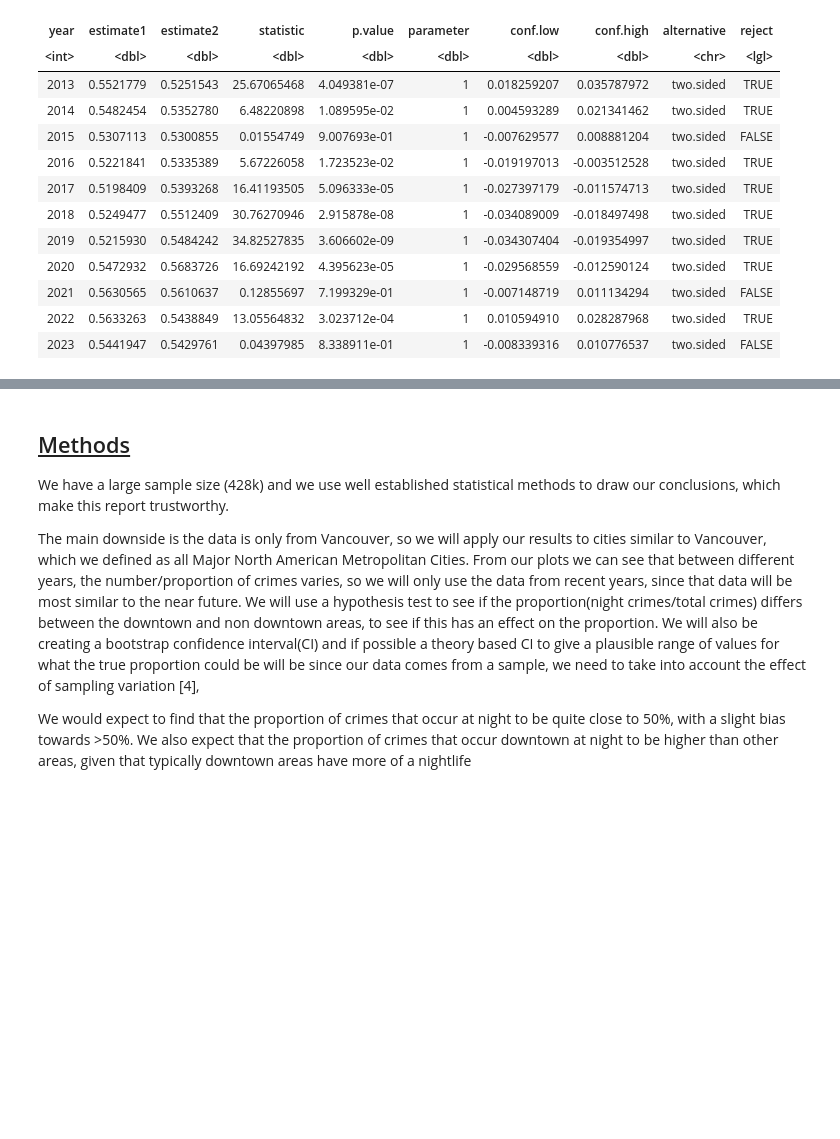
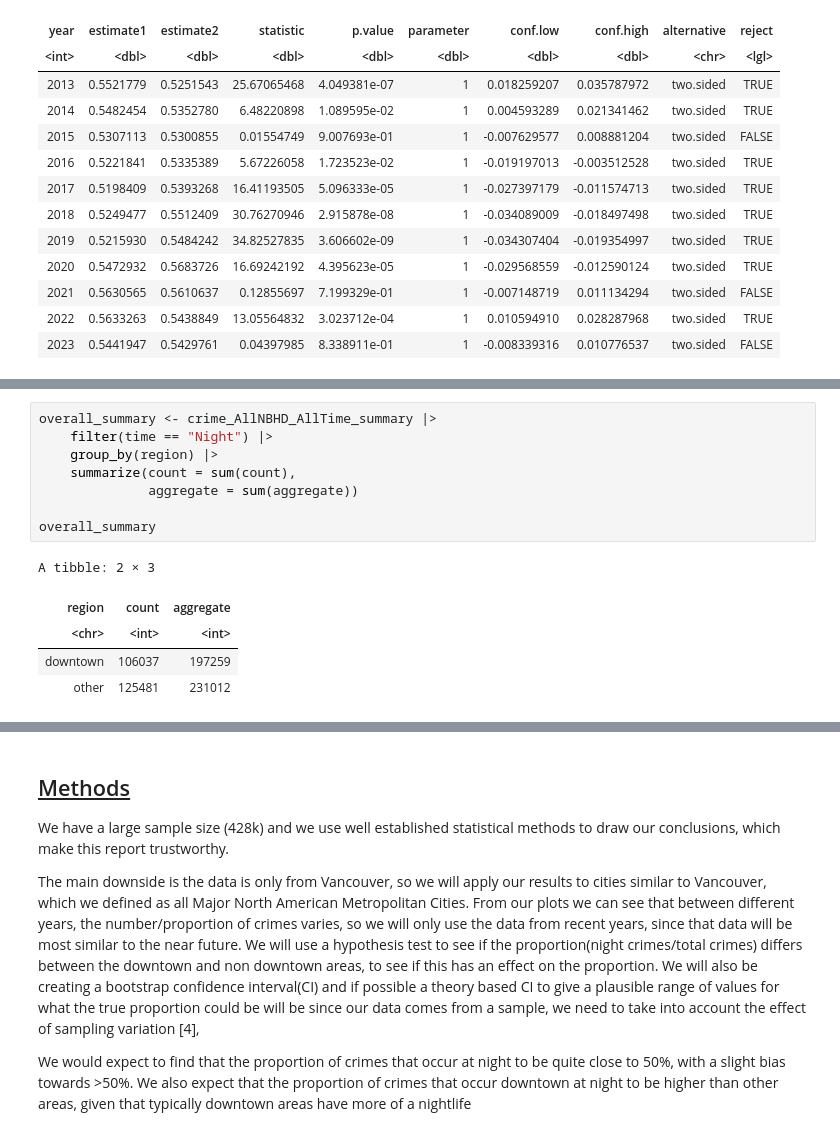
Before and after one commit to AllenCheng5186/STAT201-Group16-Group-Project, a Jupyter notebook: Project Proposal.ipynb, the cells around one changed output, grey strips where cells are left out. Saved outputs shown, nothing was run; the diff lists cells and outputs as text; blank space fills up the shorter version.

Commit message:
Add code summary

```diff
--- a/Project Proposal.ipynb
+++ b/Project Proposal.ipynb
@@ -339,0 +355,14 @@ A tibble: 11 × 10
+# %%
+overall_summary <- crime_AllNBHD_AllTime_summary |>
+    filter(time == "Night") |>
+    group_by(region) |>
+    summarize(count = sum(count),
+              aggregate = sum(aggregate))
+
+overall_summary
+# %% [output]
+A tibble: 2 × 3
+| region | count | aggregate |
+| <chr> | <int> | <int> |
+| downtown | 106037 | 197259 |
+| other | 125481 | 231012 |
```
Also changed, not shown: parts of 2 cells of this notebook, 2 other files.
